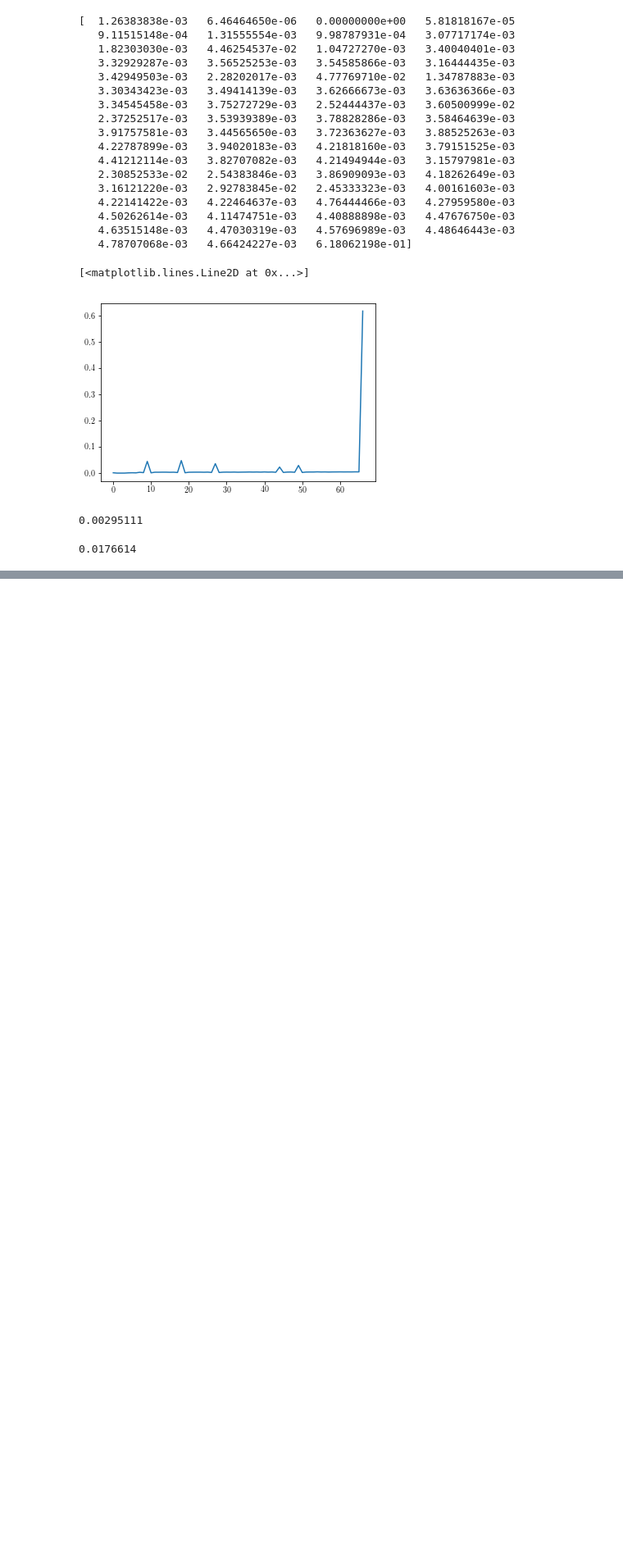
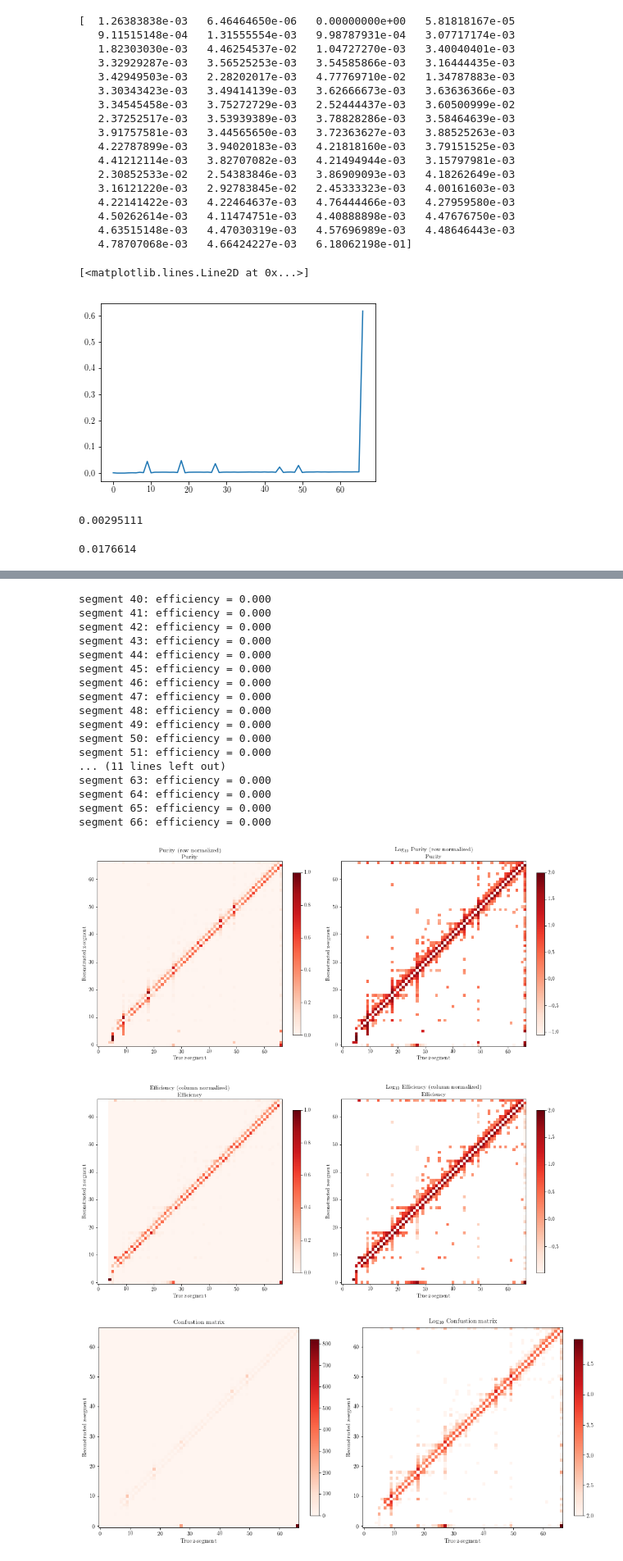
Before and after one commit to faizaakbar/ANNMINERvA, a Jupyter notebook: confusion_matrices_viz.ipynb, the cells around one changed output, grey strips where cells are left out. Shown at 82% size. Drawn from its saved outputs; the diff is of its cells as text; code cells hidden in the pictures; blank space fills up the shorter version.

```diff
--- a/confusion_matrices_viz.ipynb
+++ b/confusion_matrices_viz.ipynb
@@ -273,0 +349,3 @@ segment 66: efficiency = 0.000
+# %%
+do_off_axis_plot_ratios('lowW', 'highW')
+# %% [output]
@@ -273,0 +386,19 @@ segment 66: efficiency = 0.000
+segment 40: efficiency = 0.000
+segment 41: efficiency = 0.000
+segment 42: efficiency = 0.000
+segment 43: efficiency = 0.000
+segment 44: efficiency = 0.000
+segment 45: efficiency = 0.000
+segment 46: efficiency = 0.000
+segment 47: efficiency = 0.000
+segment 48: efficiency = 0.000
+segment 49: efficiency = 0.000
+segment 50: efficiency = 0.000
+segment 51: efficiency = 0.000
+... (11 lines left out)
+segment 63: efficiency = 0.000
+segment 64: efficiency = 0.000
+segment 65: efficiency = 0.000
+segment 66: efficiency = 0.000
+[figure, added]
+[figure, added]
```
Also changed, not shown: parts of 5 cells of this notebook, 1 other file.
